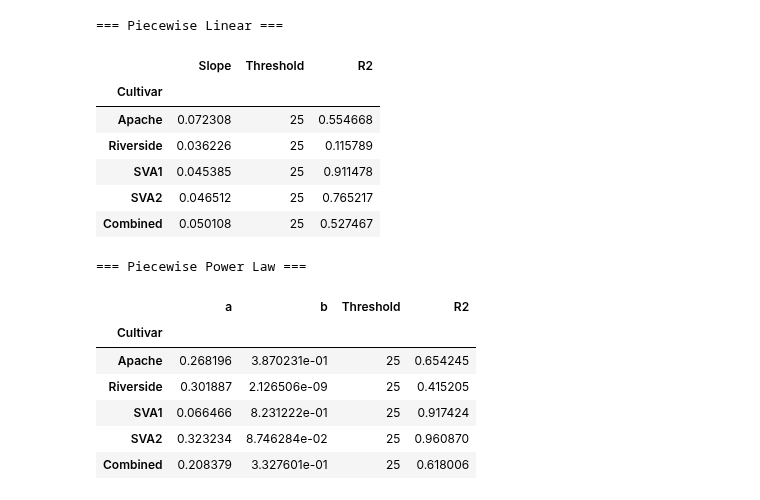
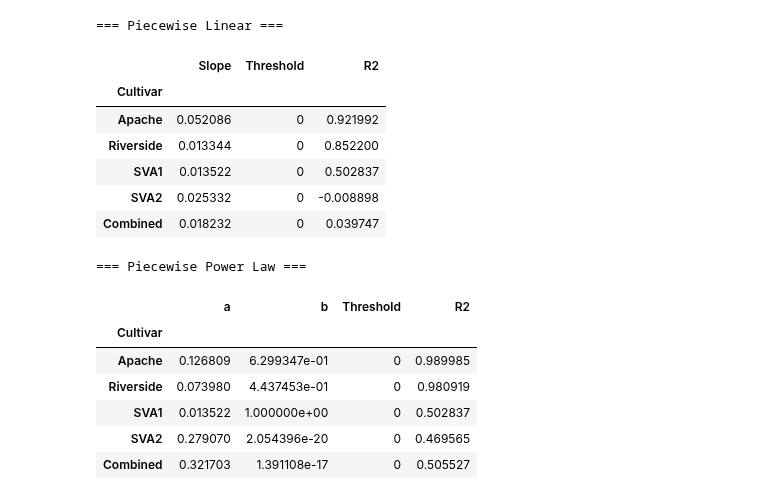
Before and after one commit to jagottlieb/Photo3-Plant-Salinity-Traits, a Jupyter notebook: data/literature_data/photo_reduction_function.ipynb, the cells around one changed output. Cells and saved outputs as stored; diff of their text form; code cells hidden in the pictures.

```diff
--- a/data/literature_data/photo_reduction_function.ipynb
+++ b/data/literature_data/photo_reduction_function.ipynb
@@ -1,11 +1,38 @@
 # %%
+import sys
 import pandas as pd
 import numpy as np
 import matplotlib.pyplot as plt
 from scipy.optimize import curve_fit
 
+sys.path.insert(0, "../..")
+from species_traits import Pecan
+
 file_path = "Photosynthesis Stomatal Conductance Reduction and Dry Weight Data.xlsx"
 df = pd.read_excel(file_path, sheet_name="Campos-Villareal Data", skiprows=9)
-df = df.rename(columns={"Salinity(mMol) (Approximate)": "salinity_mMol"})
+df = df.rename(columns={df.columns[0]: "salinity_dS_m", "Salinity(mMol) (Approximate)": "salinity_mMol"})
+
+# Leaf Na+ (mg/kg DW) per cultivar, digitized from Campos-Villareal Fig. 1a, taken above each cultivar's
+# control (0.08 dS/m, row 0) so controls sit at (0, 0), and converted to mM in leaf water
+MW_NA = 22.99  # g/mol
+ions = pd.read_excel(file_path, sheet_name="Campos-Villareal Ion Accum", skiprows=2)
+leaf_na_abs = (ions.query("ion == 'Na+' and compartment == 'leaf'")
+               .pivot(index="salinity_dS_m", columns="cultivar", values="value")
+               .loc[df["salinity_dS_m"]].reset_index(drop=True))
+leaf_na = leaf_na_abs - leaf_na_abs.iloc[0]
+MGKG_TO_MM = (1 - Pecan.LWC) / Pecan.LWC / MW_NA
+leaf_mM = leaf_na * MGKG_TO_MM
+
+def leaf_na_axis(ax, mgkg_ticks=np.arange(0, 1001, 200), above_control=True):
+    """Label a leaf-mM x-axis with mg/kg DW ticks and the matching mM in parentheses."""
+    ax.set_xticks(mgkg_ticks * MGKG_TO_MM, [f"{v:.0f}\n[{v * MGKG_TO_MM:.1f}]" for v in mgkg_ticks])
+    ax.set_xlim(0, mgkg_ticks[-1] * MGKG_TO_MM)
+    for points in ax.collections:
+        points.set_clip_on(False)  # keep control points at (0, 0) fully visible
+    basis = " above control" if above_control else ""
+    ax.set_xlabel(f"Leaf Na$^+$ Concentration{basis} (mg kg$^{{-1}}$ DW)\n[mM with LWC = {Pecan.LWC:.0%}]")
+
+print(leaf_na.round(0).assign(salinity_dS_m=df["salinity_dS_m"]))
+print(leaf_mM.round(1).assign(salinity_dS_m=df["salinity_dS_m"]))
 df
 # %% [output]
@@ -48,7 +85,7 @@ def fit_piecewise(x, y, label, threshold=None):
         t = threshold
     else:
         (slope, t), _ = curve_fit(
-            piecewise_model, x, y, p0=[0.05, 25],
+            piecewise_model, x, y, p0=[0.05, x.min()],
             bounds=([0, 0], [np.inf, np.inf]),
         )
     return {"Cultivar": label, "Slope": slope, "Threshold": t,
@@ -68,49 +105,48 @@ def fit_piecewise_power(x, y, label, threshold=None):
         t = threshold
     else:
         (a, b, t), _ = curve_fit(
-            piecewise_power_model, x, y, p0=[0.05, 0.8, 25],
+            piecewise_power_model, x, y, p0=[0.05, 0.8, x.min()],
             bounds=([0, 0, 0], [np.inf, 1.0, np.inf]), maxfev=10000,
         )
     return {"Cultivar": label, "a": a, "b": b, "Threshold": t,
             "R2": _r2(y, piecewise_power_model(x, a, b, t))}
 
 # ── Run fits ──────────────────────────────────────────────────────────────────
-FIXED_THRESHOLD = 25  # mMol — set to None to fit threshold freely
+FIXED_THRESHOLD = 0  # mM above control — set to None to fit threshold freely
 
-x = df["salinity_mMol"].values
 results, power_results = [], []
 for col, name in zip(reduction_cols, cultivar_names):
-    results.append(fit_piecewise(x, df[col].values, name, threshold=FIXED_THRESHOLD))
-    power_results.append(fit_piecewise_power(x, df[col].values, name, threshold=FIXED_THRESHOLD))
+    results.append(fit_piecewise(leaf_mM[name].values, df[col].values, name, threshold=FIXED_THRESHOLD))
+    power_results.append(fit_piecewise_power(leaf_mM[name].values, df[col].values, name, threshold=FIXED_THRESHOLD))
 
-x_all = np.tile(x, len(reduction_cols))
+x_all = np.concatenate([leaf_mM[name].values for name in cultivar_names])
 y_all = np.concatenate([df[col].values for col in reduction_cols])
 results.append(fit_piecewise(x_all, y_all, "Combined", threshold=FIXED_THRESHOLD))
 power_results.append(fit_piecewise_power(x_all, y_all, "Combined", threshold=FIXED_THRESHOLD))
 
 results_df = pd.DataFrame(results).set_index("Cultivar")
 power_results_df = pd.DataFrame(power_results).set_index("Cultivar")
 
 print("=== Piecewise Linear ===")
 display(results_df)
 print("\n=== Piecewise Power Law ===")
 display(power_results_df)
 # %% [output]
 === Piecewise Linear ===
 |  | Slope | Threshold | R2 |
 | Cultivar |  |  |  |
-| Apache | 0.072308 | 25 | 0.554668 |
-| Riverside | 0.036226 | 25 | 0.115789 |
-| SVA1 | 0.045385 | 25 | 0.911478 |
-| SVA2 | 0.046512 | 25 | 0.765217 |
-| Combined | 0.050108 | 25 | 0.527467 |
+| Apache | 0.052086 | 0 | 0.921992 |
+| Riverside | 0.013344 | 0 | 0.852200 |
+| SVA1 | 0.013522 | 0 | 0.502837 |
+| SVA2 | 0.025332 | 0 | -0.008898 |
+| Combined | 0.018232 | 0 | 0.039747 |
 === Piecewise Power Law ===
 |  | a | b | Threshold | R2 |
 | Cultivar |  |  |  |  |
-| Apache | 0.268196 | 3.870231e-01 | 25 | 0.654245 |
-| Riverside | 0.301887 | 2.126506e-09 | 25 | 0.415205 |
-| SVA1 | 0.066466 | 8.231222e-01 | 25 | 0.917424 |
-| SVA2 | 0.323234 | 8.746284e-02 | 25 | 0.960870 |
-| Combined | 0.208379 | 3.327601e-01 | 25 | 0.618006 |
+| Apache | 0.126809 | 6.299347e-01 | 0 | 0.989985 |
+| Riverside | 0.073980 | 4.437453e-01 | 0 | 0.980919 |
+| SVA1 | 0.013522 | 1.000000e+00 | 0 | 0.502837 |
+| SVA2 | 0.279070 | 2.054396e-20 | 0 | 0.469565 |
+| Combined | 0.321703 | 1.391108e-17 | 0 | 0.505527 |
 # %%
 
```
Also changed, not shown: parts of 4 cells of this notebook, 5 other files.
